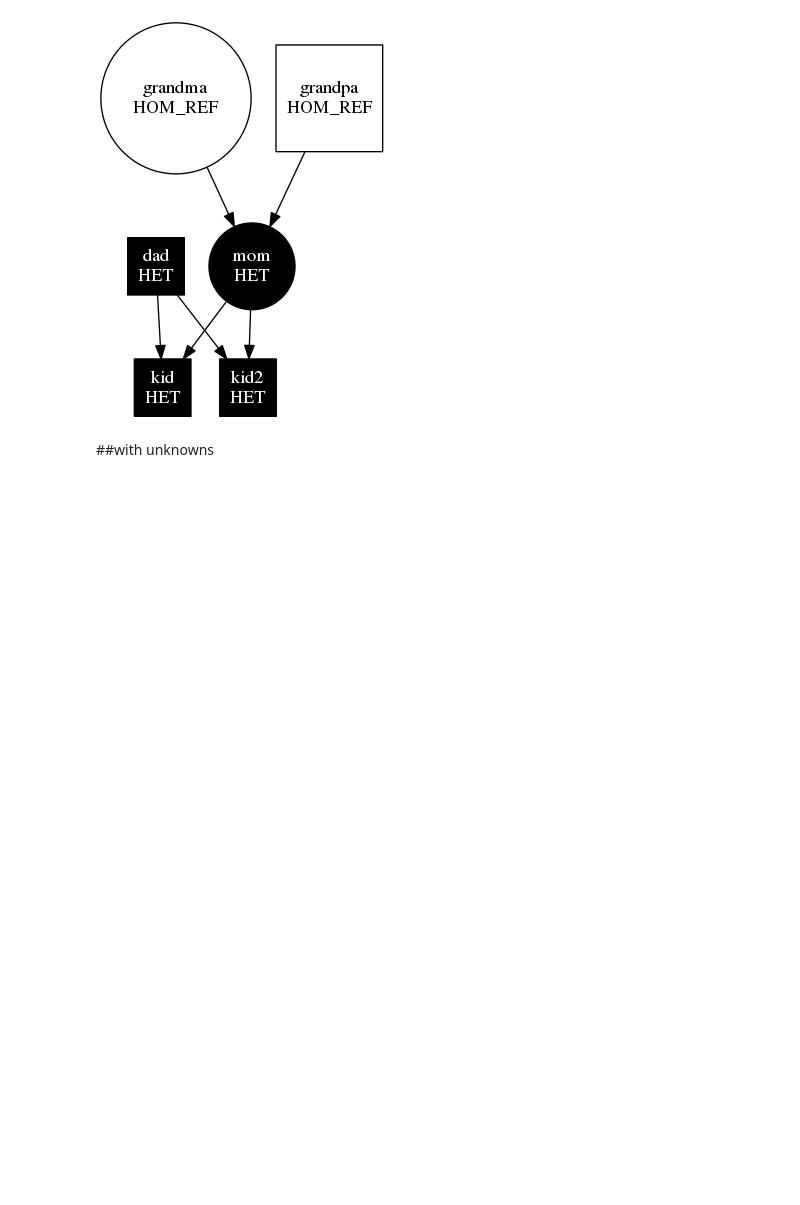
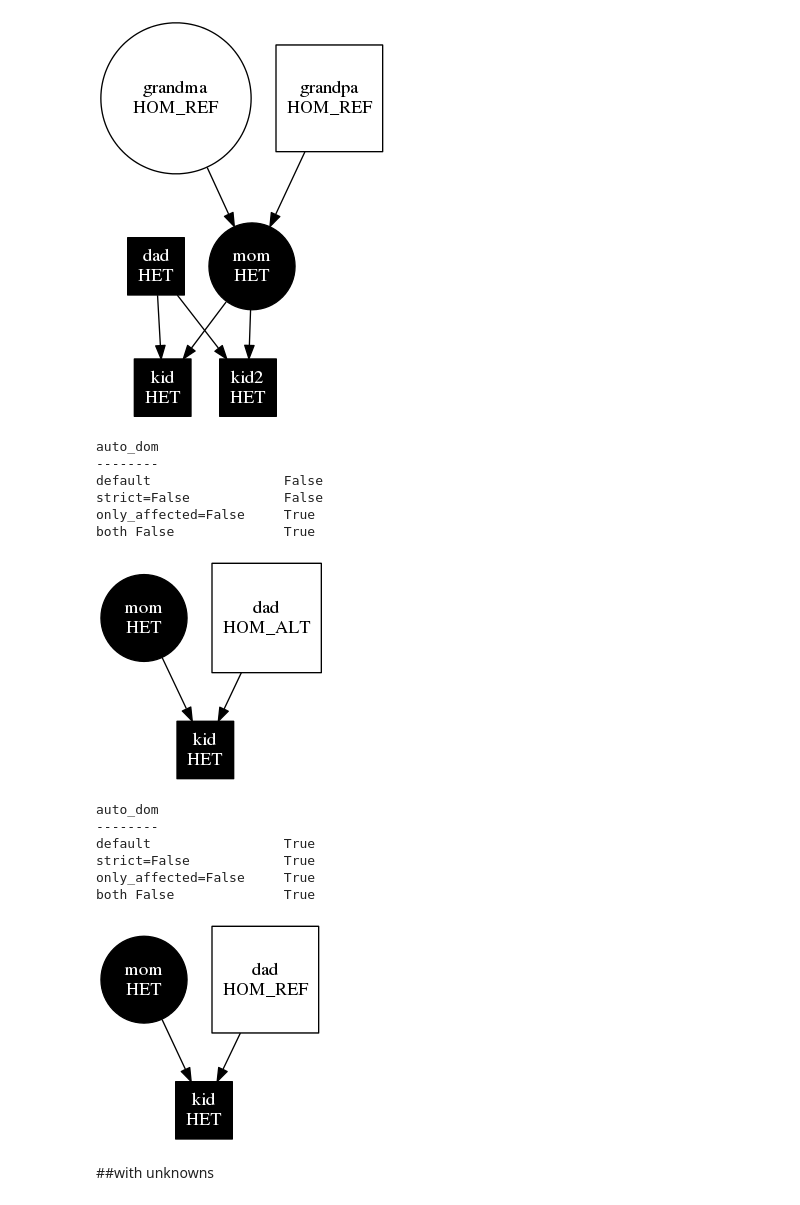
Before and after one commit to arq5x/gemini, a Jupyter notebook: inheritance.ipynb, the cells around one changed output. Drawn from its saved outputs; the diff is of its cells as text; code cells hidden in the pictures; blank space fills up the shorter version.

```diff
--- a/inheritance.ipynb
+++ b/inheritance.ipynb
@@ -135,6 +135,35 @@ strict=False            False
 only_affected=False     False
 both False              False
 [figure]
+# %%
+# TODO: check this
+ffd = family.Family([Sample("mom", True, "female"), Sample("dad", False, "male"),
+                    Sample("kid", True, "male")], "fam")
+ffd.subjects[2].mom = ffd.subjects[0]
+ffd.subjects[2].dad = ffd.subjects[1]
+
+ffd = TestFamily(ffd)
+ffd.gt_types = [HET, HOM_ALT, HET]
+# dad is homalt, so only works under only_affected=False
+ffd.draw(tests=("auto_dom",))
+
+ffd.gt_types = [HET, HOM_REF, HET]
+ffd.draw(tests=("auto_dom",))
+# %% [output]
+auto_dom
+--------
+default                 False
+strict=False            False
+only_affected=False     True
+both False              True
+[figure, added]
+auto_dom
+--------
+default                 True
+strict=False            True
+only_affected=False     True
+both False              True
+[figure, added]
 # %% [markdown]
 ##with unknowns
 # %%
```
